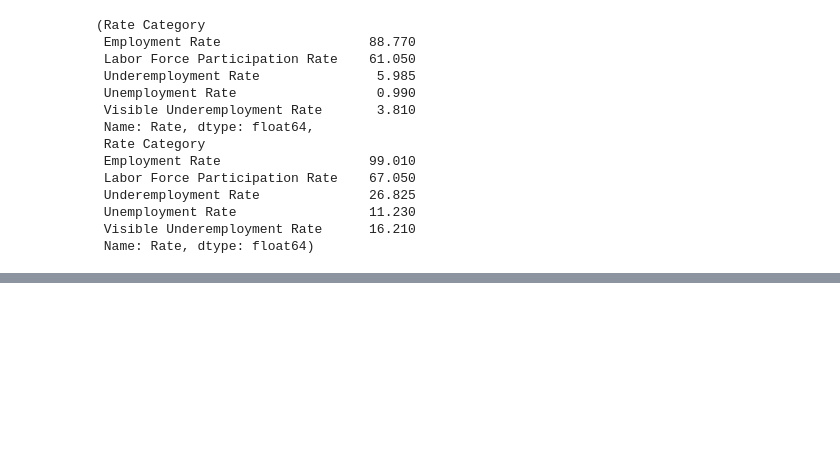
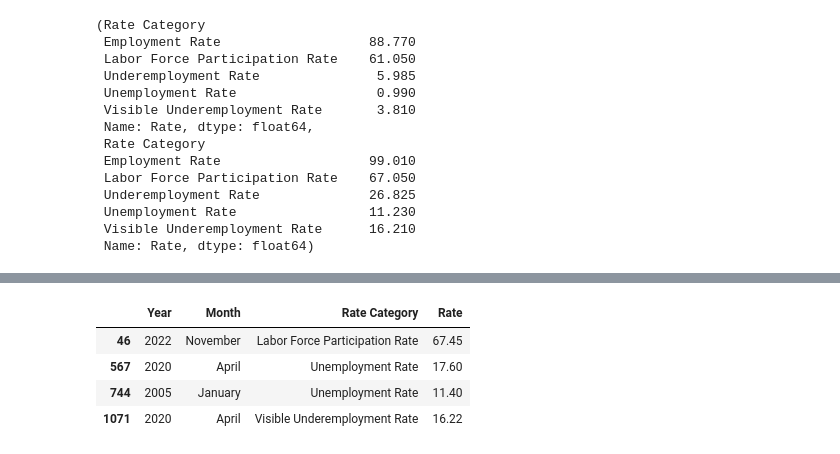
Before and after one commit to glamosky/labor-and-employment, a Jupyter notebook: labor and employment.ipynb, the cells around one changed output, grey strips where cells are left out. Drawn from its saved outputs; the diff is of its cells as text; code cells hidden in the pictures; blank space fills up the shorter version.

```diff
--- a/labor and employment.ipynb
+++ b/labor and employment.ipynb
@@ -224,0 +244,10 @@ lower_bound, upper_bound
+# %%
+# upper bound
+outliers_upper = employment[employment["Rate"] > employment["Rate Category"].map(upper_bound)]
+outliers_upper
+# %% [output]
+|  | Year | Month | Rate Category | Rate |
+| 46 | 2022 | November | Labor Force Participation Rate | 67.45 |
+| 567 | 2020 | April | Unemployment Rate | 17.60 |
+| 744 | 2005 | January | Unemployment Rate | 11.40 |
+| 1071 | 2020 | April | Visible Underemployment Rate | 16.22 |
```
Also changed, not shown: parts of 4 cells of this notebook.
